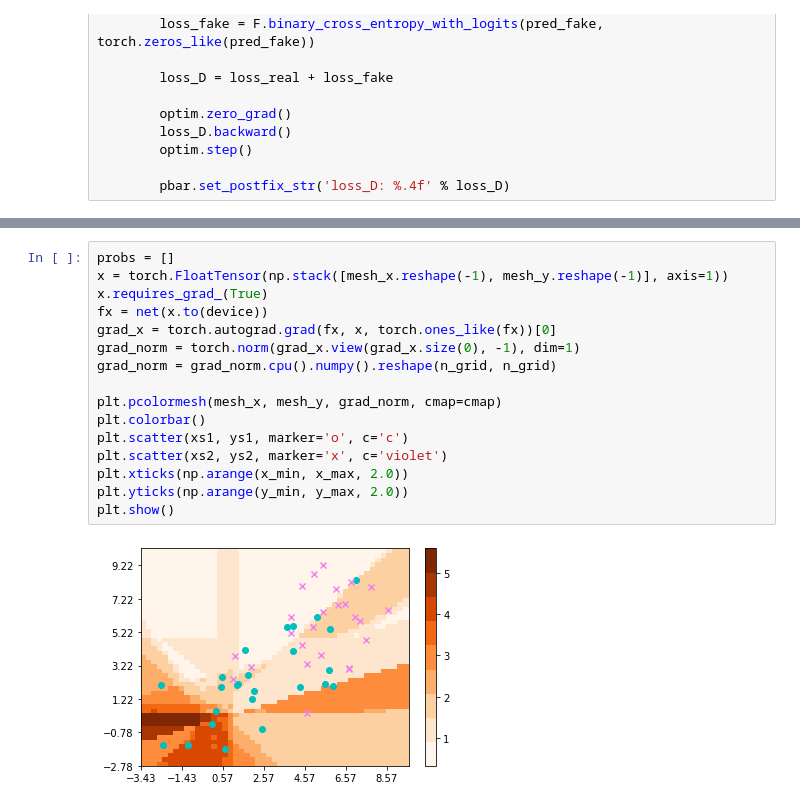
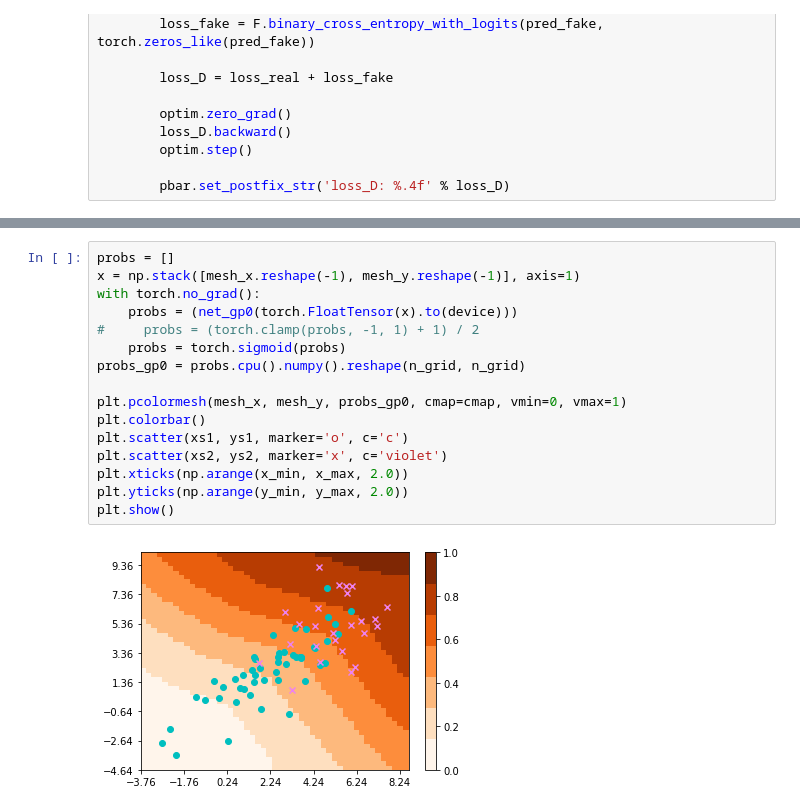
Before and after one commit to w86763777/pytorch-gan-collections, a Jupyter notebook: vis_value_surface.ipynb, the cells around one changed output, grey strips where cells are left out. Cells and saved outputs as stored; diff of their text form.

```diff
--- a/vis_value_surface.ipynb
+++ b/vis_value_surface.ipynb
@@ -233,21 +267,21 @@ plt.show()
 # %%
 probs = []
-x = torch.FloatTensor(np.stack([mesh_x.reshape(-1), mesh_y.reshape(-1)], axis=1))
-x.requires_grad_(True)
-fx = net(x.to(device))
-grad_x = torch.autograd.grad(fx, x, torch.ones_like(fx))[0]
-grad_norm = torch.norm(grad_x.view(grad_x.size(0), -1), dim=1)
-grad_norm = grad_norm.cpu().numpy().reshape(n_grid, n_grid)
+x = np.stack([mesh_x.reshape(-1), mesh_y.reshape(-1)], axis=1)
+with torch.no_grad():
+    probs = (net_gp0(torch.FloatTensor(x).to(device)))
+#     probs = (torch.clamp(probs, -1, 1) + 1) / 2
+    probs = torch.sigmoid(probs)
+probs_gp0 = probs.cpu().numpy().reshape(n_grid, n_grid)
 
-plt.pcolormesh(mesh_x, mesh_y, grad_norm, cmap=cmap)
+plt.pcolormesh(mesh_x, mesh_y, probs_gp0, cmap=cmap, vmin=0, vmax=1)
 plt.colorbar()
 plt.scatter(xs1, ys1, marker='o', c='c')
 plt.scatter(xs2, ys2, marker='x', c='violet')
 plt.xticks(np.arange(x_min, x_max, 2.0))
 plt.yticks(np.arange(y_min, y_max, 2.0))
 plt.show()
 # %% [output]
-[figure, old version]
+[figure, new version]
 # %%
 set_seed(0)
 alpha = 1
```
Also changed, not shown: parts of 19 cells of this notebook.
